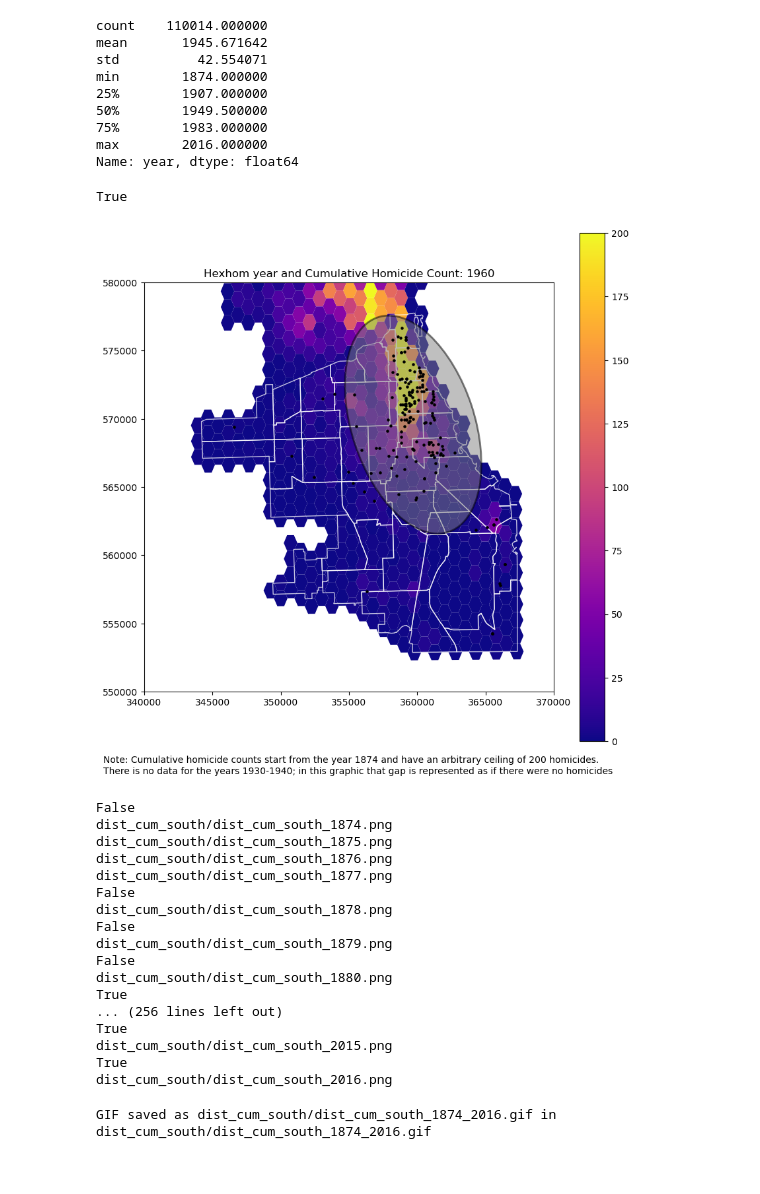
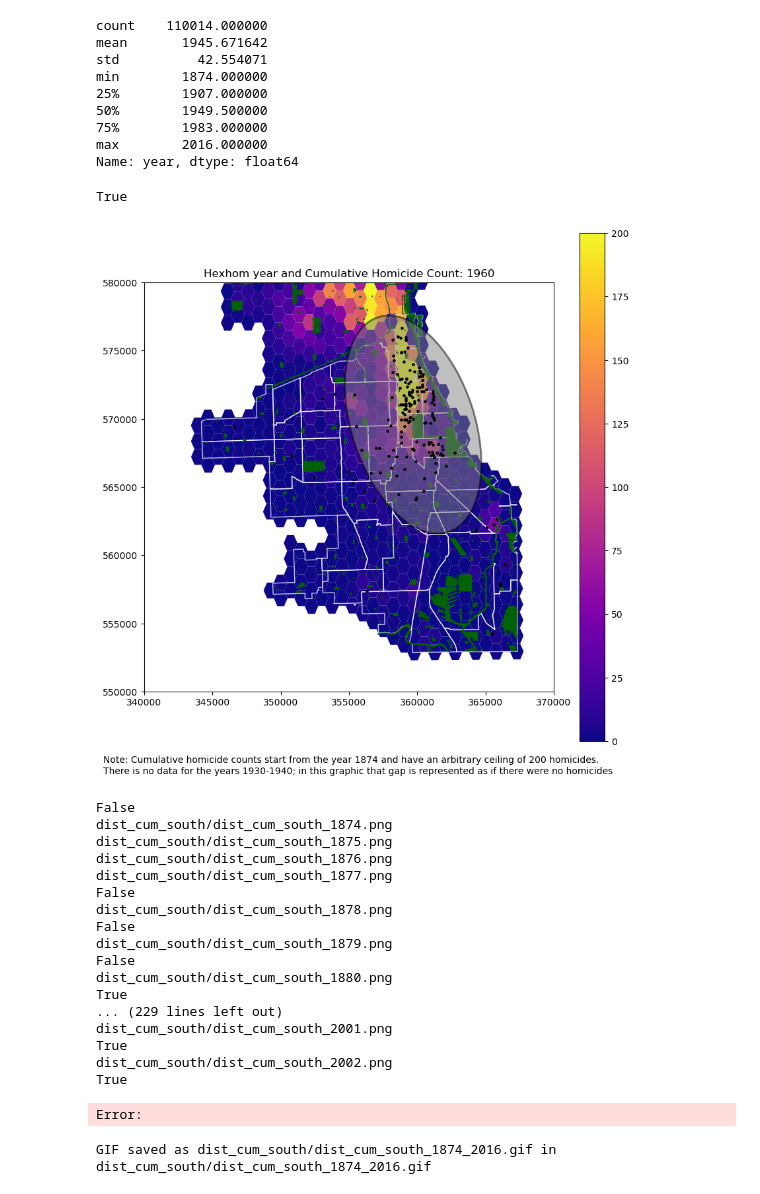
Before and after one commit to uchicago-justice-project/decreasing-homicide-waves, a Jupyter notebook: hom_decrease_3.ipynb, the cells around one changed output. Saved outputs shown, nothing was run; the diff lists cells and outputs as text; code cells hidden in the pictures.

```diff
--- a/hom_decrease_3.ipynb
+++ b/hom_decrease_3.ipynb
@@ -19,6 +19,9 @@ from PIL import Image
 # %%
 commarea = gpd.read_file('south_chicago.geojson')
 commarea.geometry = commarea.geometry.to_crs(epsg=26971)
+# %%
+parks_water = gpd.read_file('parks_water_no_mich_together.geojson')
+parks_water = parks_water.to_crs(epsg='26971')
 # %%
 hom_1940 = gpd.read_file('homcide-locations_1940-1964.csv')
 hom_1940.POINT_X = hom_1940.POINT_X.astype(float)
@@ -504,31 +507,32 @@ fig, ax = plt.subplots(figsize=(10,10))
 
 plt.ylim(550000, 580000)
 plt.xlim(340000, 370000)
 
 hexhom[hexhom.year==x].plot(column='cum_hom',
                             cmap='plasma',
                             legend=True,
                             vmin=0,
                             vmax=200,
                             linewidth=0.1,
                             #alpha=0.75,
                             ax=ax)
 
 commarea.plot(facecolor="none", edgecolor="white", linewidth=1, ax=ax, alpha=0.75)
+parks_water.plot(facecolor='darkgreen', ax=ax)
 
 if (x in south_hom.year.unique()) and (south_hom.year.value_counts()[x] >= 2):
     print(south_hom.year.value_counts()[x] >= 5)
     plot_directional_ellipse_gdf(south_hom[south_hom['year']==x], n_std=2, ax=ax, edgecolor='black',
                                   facecolor='gray',
                                  linewidth=2, alpha=0.5,
                                  )
 
 plt.title(f'Hexhom year and Cumulative Homicide Count: {x}')
 ax.annotate('Note: Cumulative homicide counts start from the year 1874 and have an arbitrary ceiling of 200 homicides.\nThere is no data for the years 1930-1940; in this graphic that gap is represented as if there were no homicides',
             xy=(-0.1,-0.2),
             xycoords='axes fraction',
             fontsize=10)
 plt.show()
 # %% [output]
 True
-[figure, old version]
+[figure, new version]
@@ -555,6 +561,7 @@ for x in range(1874, 2017):
                                 #alpha=0.75,
                                 ax=ax)
     commarea.plot(facecolor="none", edgecolor="white", linewidth=1, ax=ax, alpha=0.75)
+    parks_water.plot(facecolor='darkgreen', ax=ax)
     plt.title(f'Hexhom year and Cumulative Homicide Count: {x}')
 
     if (x in south_hom.year.unique()) and (south_hom.year.value_counts()[x] >= 2):
@@ -584,11 +591,12 @@ dist_cum_south/dist_cum_south_1879.png
 False
 dist_cum_south/dist_cum_south_1880.png
 True
-... (256 lines left out)
+... (229 lines left out)
+dist_cum_south/dist_cum_south_2001.png
 True
-dist_cum_south/dist_cum_south_2015.png
+dist_cum_south/dist_cum_south_2002.png
 True
-dist_cum_south/dist_cum_south_2016.png
+Error:
 # %%
 create_gif([f'dist_cum_south/dist_cum_south_{x}.png' for x in range(1874, 2017)], 'dist_cum_south/dist_cum_south_1874_2016.gif')
 # %% [output]
```
Also changed, not shown: parts of 6 cells of this notebook.
